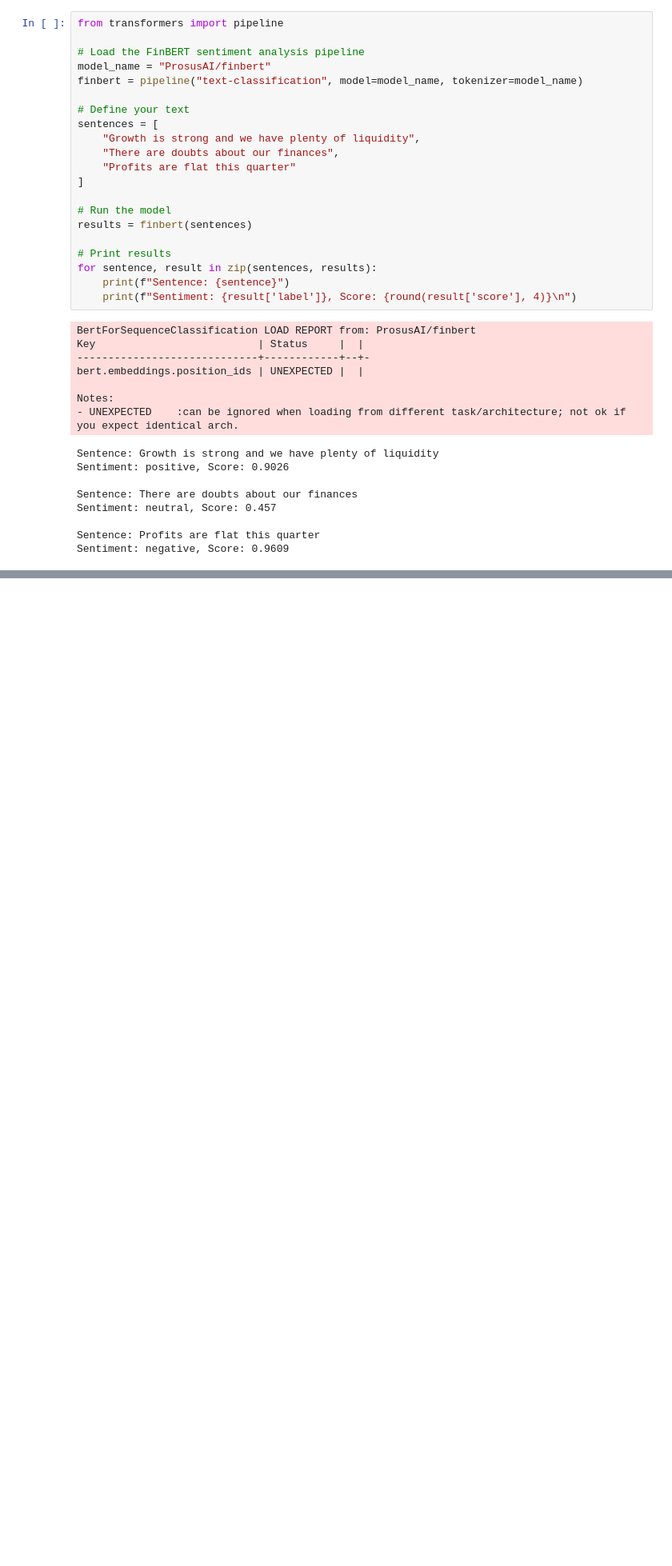
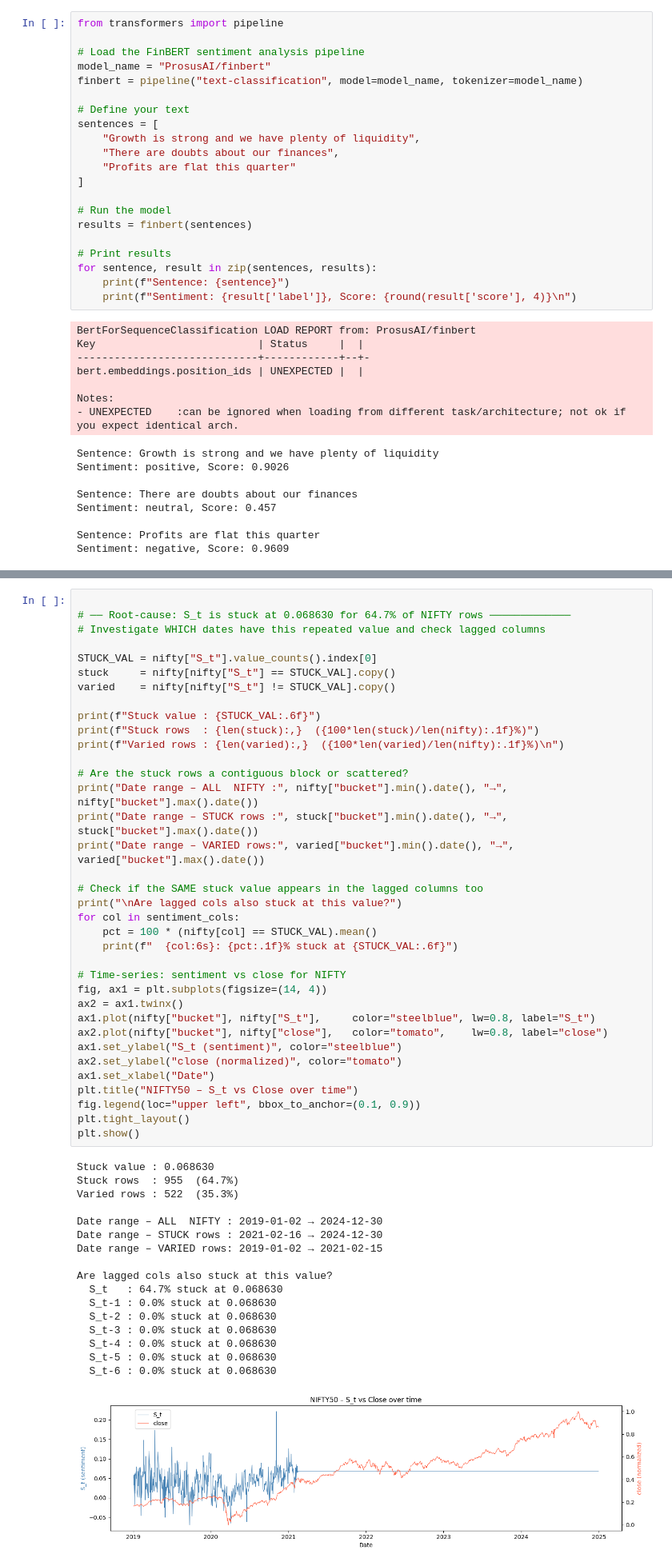
Before and after one commit to shaurya-kochar/botcoders, a Jupyter notebook: notebooks/playground.ipynb, the cells around one changed output, grey strips where cells are left out. Shown at 80% size. Saved outputs shown, nothing was run; the diff lists cells and outputs as text; blank space fills up the shorter version.

```diff
--- a/notebooks/playground.ipynb
+++ b/notebooks/playground.ipynb
@@ -201,0 +380,54 @@ Sentiment: negative, Score: 0.9609
+# %%
+
+# ── Root-cause: S_t is stuck at 0.068630 for 64.7% of NIFTY rows ─────────────
+# Investigate WHICH dates have this repeated value and check lagged columns
+
+STUCK_VAL = nifty["S_t"].value_counts().index[0]
+stuck     = nifty[nifty["S_t"] == STUCK_VAL].copy()
+varied    = nifty[nifty["S_t"] != STUCK_VAL].copy()
+
+print(f"Stuck value : {STUCK_VAL:.6f}")
+print(f"Stuck rows  : {len(stuck):,}  ({100*len(stuck)/len(nifty):.1f}%)")
+print(f"Varied rows : {len(varied):,}  ({100*len(varied)/len(nifty):.1f}%)\n")
+
+# Are the stuck rows a contiguous block or scattered?
+print("Date range – ALL  NIFTY :", nifty["bucket"].min().date(), "→", nifty["bucket"].max().date())
+print("Date range – STUCK rows :", stuck["bucket"].min().date(), "→", stuck["bucket"].max().date())
+print("Date range – VARIED rows:", varied["bucket"].min().date(), "→", varied["bucket"].max().date())
+
+# Check if the SAME stuck value appears in the lagged columns too
+print("\nAre lagged cols also stuck at this value?")
+for col in sentiment_cols:
+    pct = 100 * (nifty[col] == STUCK_VAL).mean()
+    print(f"  {col:6s}: {pct:.1f}% stuck at {STUCK_VAL:.6f}")
+
+# Time-series: sentiment vs close for NIFTY
+fig, ax1 = plt.subplots(figsize=(14, 4))
+ax2 = ax1.twinx()
+ax1.plot(nifty["bucket"], nifty["S_t"],     color="steelblue", lw=0.8, label="S_t")
+ax2.plot(nifty["bucket"], nifty["close"],   color="tomato",    lw=0.8, label="close")
+ax1.set_ylabel("S_t (sentiment)", color="steelblue")
+ax2.set_ylabel("close (normalized)", color="tomato")
+ax1.set_xlabel("Date")
+plt.title("NIFTY50 – S_t vs Close over time")
+fig.legend(loc="upper left", bbox_to_anchor=(0.1, 0.9))
+plt.tight_layout()
+plt.show()
+# %% [output]
+Stuck value : 0.068630
+Stuck rows  : 955  (64.7%)
+Varied rows : 522  (35.3%)
+
+Date range – ALL  NIFTY : 2019-01-02 → 2024-12-30
+Date range – STUCK rows : 2021-02-16 → 2024-12-30
+Date range – VARIED rows: 2019-01-02 → 2021-02-15
+
+Are lagged cols also stuck at this value?
+  S_t   : 64.7% stuck at 0.068630
+  S_t-1 : 0.0% stuck at 0.068630
+  S_t-2 : 0.0% stuck at 0.068630
+  S_t-3 : 0.0% stuck at 0.068630
+  S_t-4 : 0.0% stuck at 0.068630
+  S_t-5 : 0.0% stuck at 0.068630
+  S_t-6 : 0.0% stuck at 0.068630
+[figure, added]
```
Also changed, not shown: parts of 7 cells of this notebook, 11 other files.
